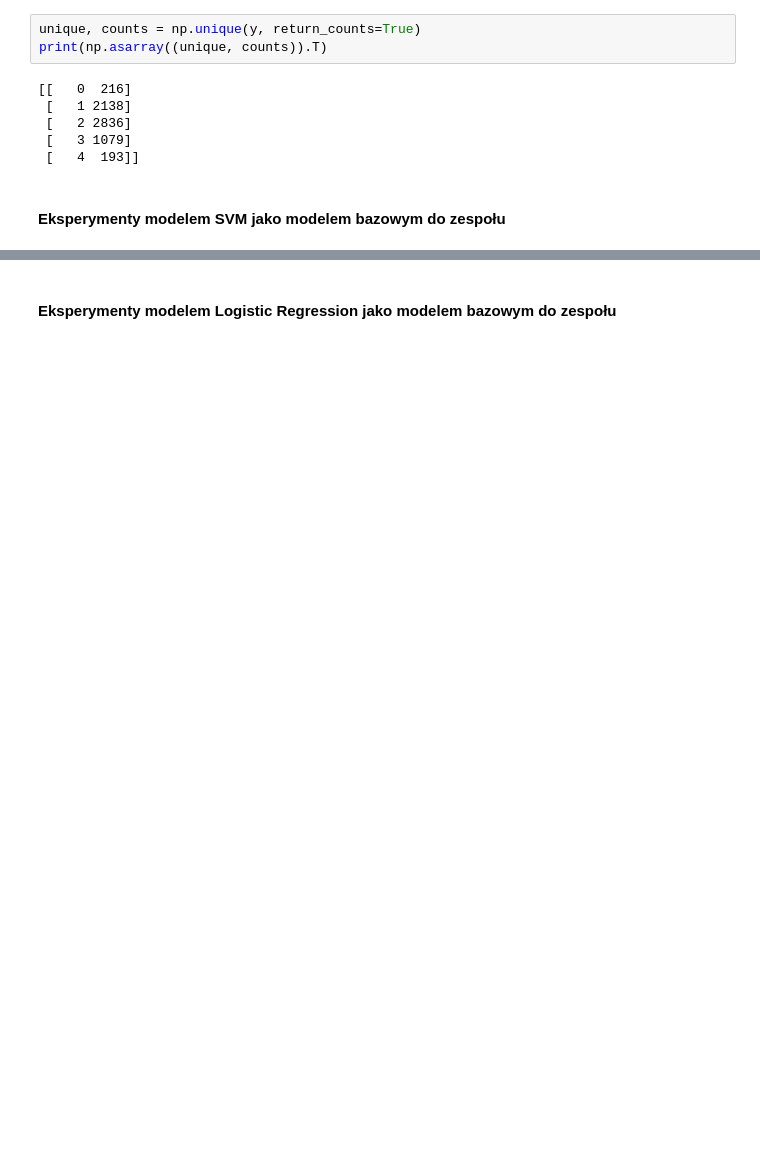
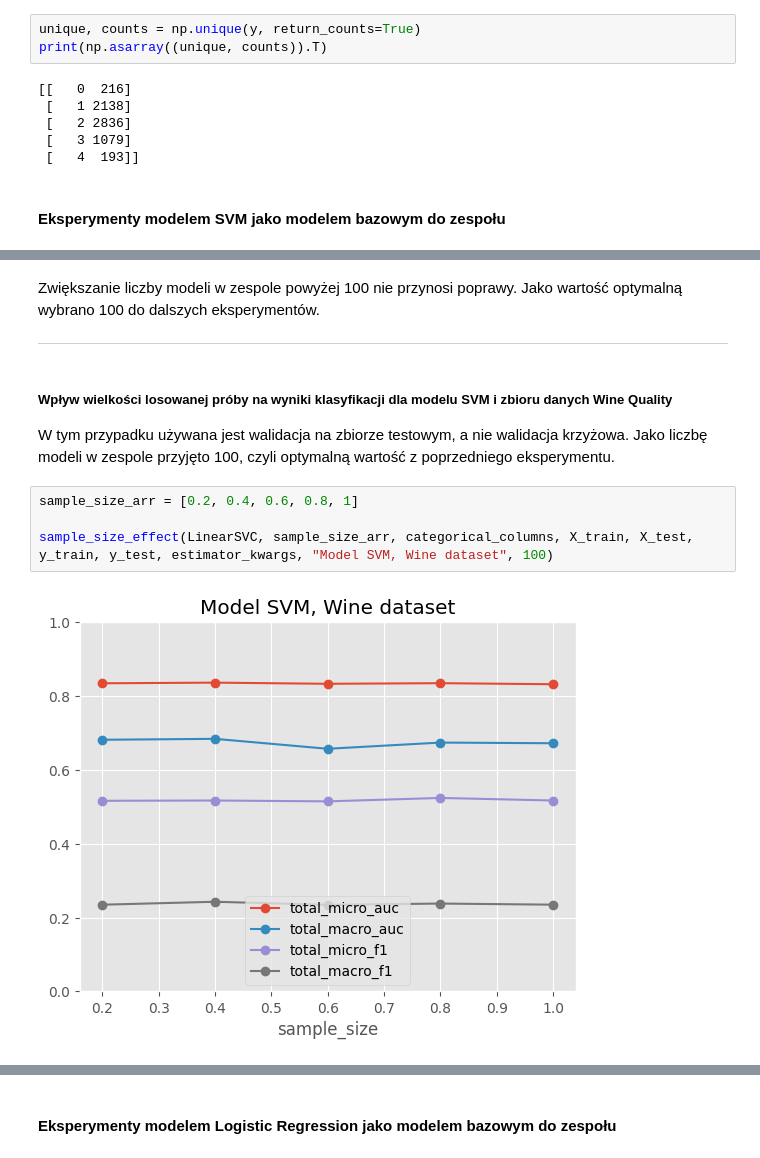
Before and after one commit to WojciechGierulski/ZUM23L, a Jupyter notebook: notebook.ipynb, the cells around one changed output, grey strips where cells are left out. Drawn from its saved outputs; the diff is of its cells as text; blank space fills up the shorter version.

```diff
--- a/notebook.ipynb
+++ b/notebook.ipynb
@@ -336,0 +167,13 @@ Analogiczny grid search, ale tym razem dla pojedynczgo modelu SVM
+# %% [markdown]
+Zwiększanie liczby modeli w zespole powyżej 100 nie przynosi poprawy. Jako wartość optymalną wybrano 100 do dalszych eksperymentów.
+
+---
+# %% [markdown]
+##### Wpływ wielkości losowanej próby na wyniki klasyfikacji dla modelu SVM i zbioru danych Wine Quality
+W tym przypadku używana jest walidacja na zbiorze testowym, a nie walidacja krzyżowa. Jako liczbę modeli w zespole przyjęto 100, czyli optymalną wartość z poprzedniego eksperymentu.
+# %%
+sample_size_arr = [0.2, 0.4, 0.6, 0.8, 1]
+
+sample_size_effect(LinearSVC, sample_size_arr, categorical_columns, X_train, X_test, y_train, y_test, estimator_kwargs, "Model SVM, Wine dataset", 100)
+# %% [output]
+[figure, added]
```
Also changed, not shown: parts of 152 cells of this notebook, 1 other file.
